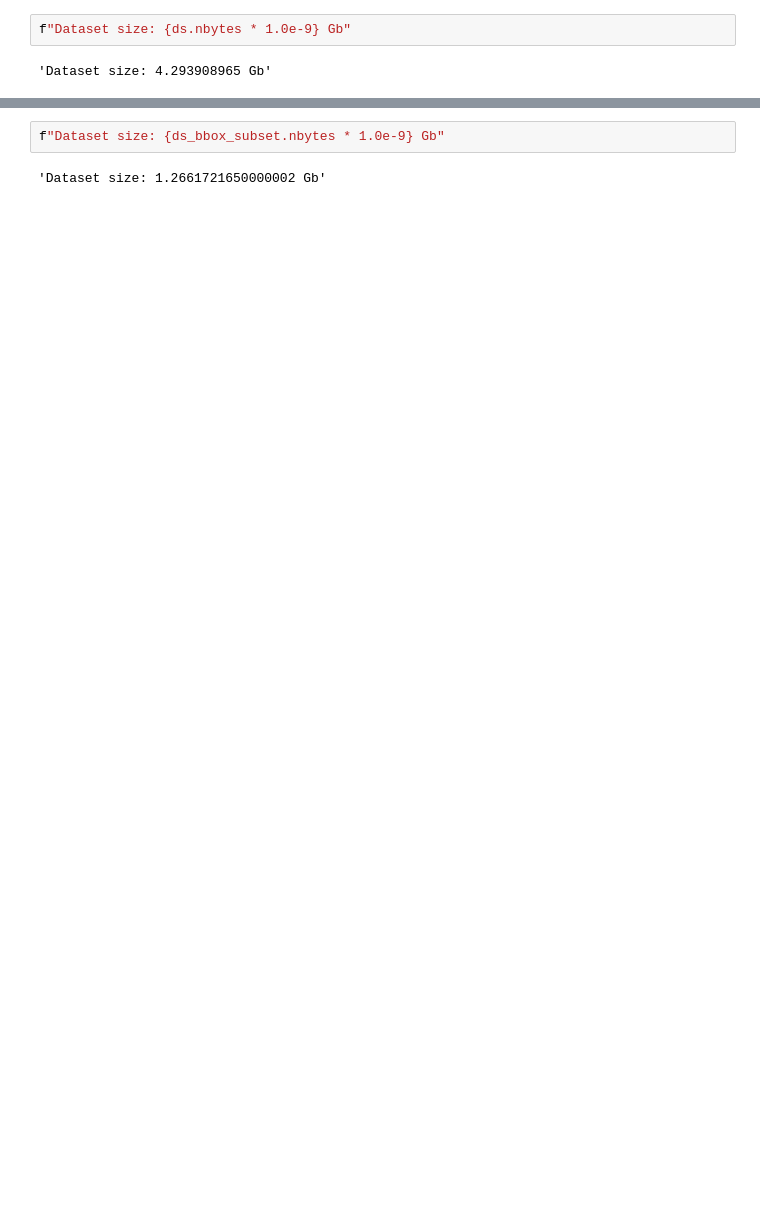
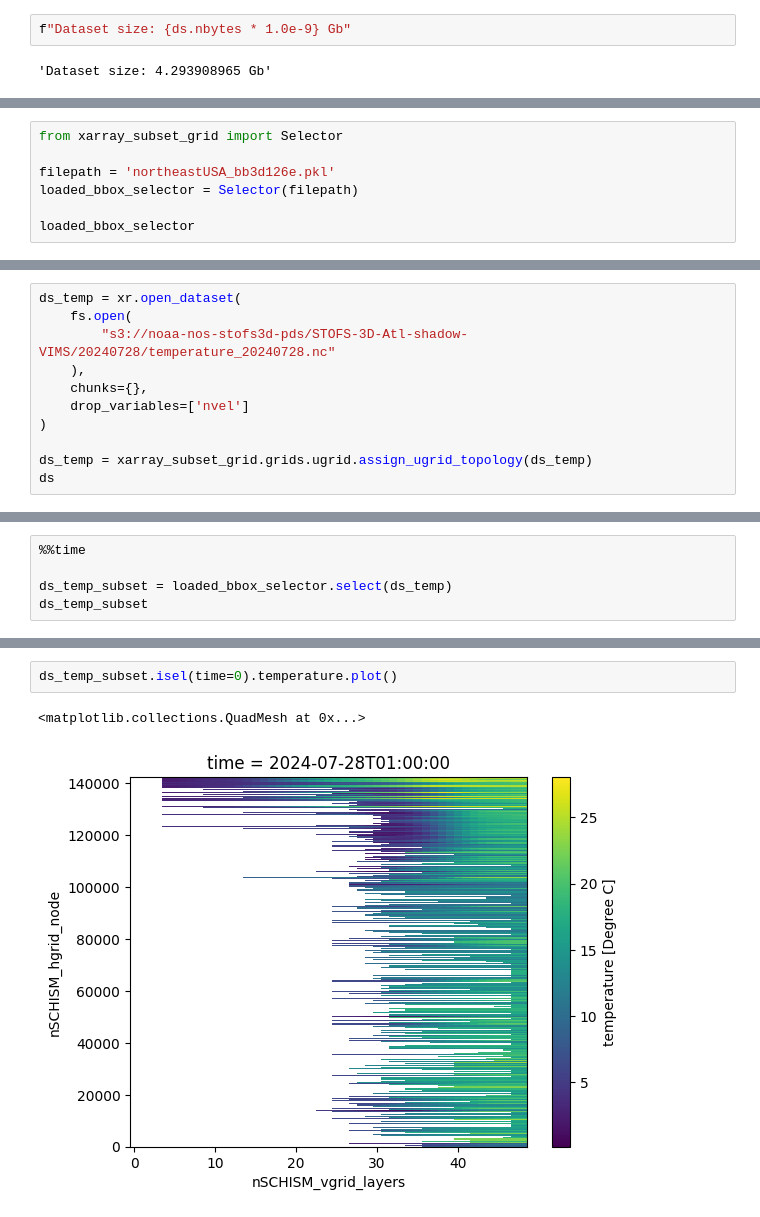
Before and after one commit to asascience-open/xarray-subset-grid, a Jupyter notebook: docs/examples/stofs_3d.ipynb, the cells around one changed output, grey strips where cells are left out. Drawn from its saved outputs; the diff is of its cells as text; blank space fills up the shorter version.

```diff
--- a/docs/examples/stofs_3d.ipynb
+++ b/docs/examples/stofs_3d.ipynb
@@ -70,0 +123,7 @@ Drawn with https://geojson.io
+# %%
+from xarray_subset_grid import Selector
+
+filepath = 'northeastUSA_bb3d126e.pkl'
+loaded_bbox_selector = Selector(filepath)
+
+loaded_bbox_selector
@@ -70,0 +140,11 @@ Drawn with https://geojson.io
+# %%
+ds_temp = xr.open_dataset(
+    fs.open(
+        "s3://noaa-nos-stofs3d-pds/STOFS-3D-Atl-shadow-VIMS/20240728/temperature_20240728.nc"
+    ),
+    chunks={},
+    drop_variables=['nvel']
+)
+
+ds_temp = xarray_subset_grid.grids.ugrid.assign_ugrid_topology(ds_temp)
+ds
@@ -70,0 +171,5 @@ Drawn with https://geojson.io
+# %%
+%%time
+
+ds_temp_subset = loaded_bbox_selector.select(ds_temp)
+ds_temp_subset
@@ -98,4 +212,5 @@ Attributes:
-# %%
-f"Dataset size: {ds_bbox_subset.nbytes * 1.0e-9} Gb"
-# %% [output]
-'Dataset size: 1.2661721650000002 Gb'
+# %%
+ds_temp_subset.isel(time=0).temperature.plot()
+# %% [output]
+<matplotlib.collections.QuadMesh at 0x...>
+[figure, added]
```
Also changed, not shown: parts of 24 cells of this notebook, 13 other files.
